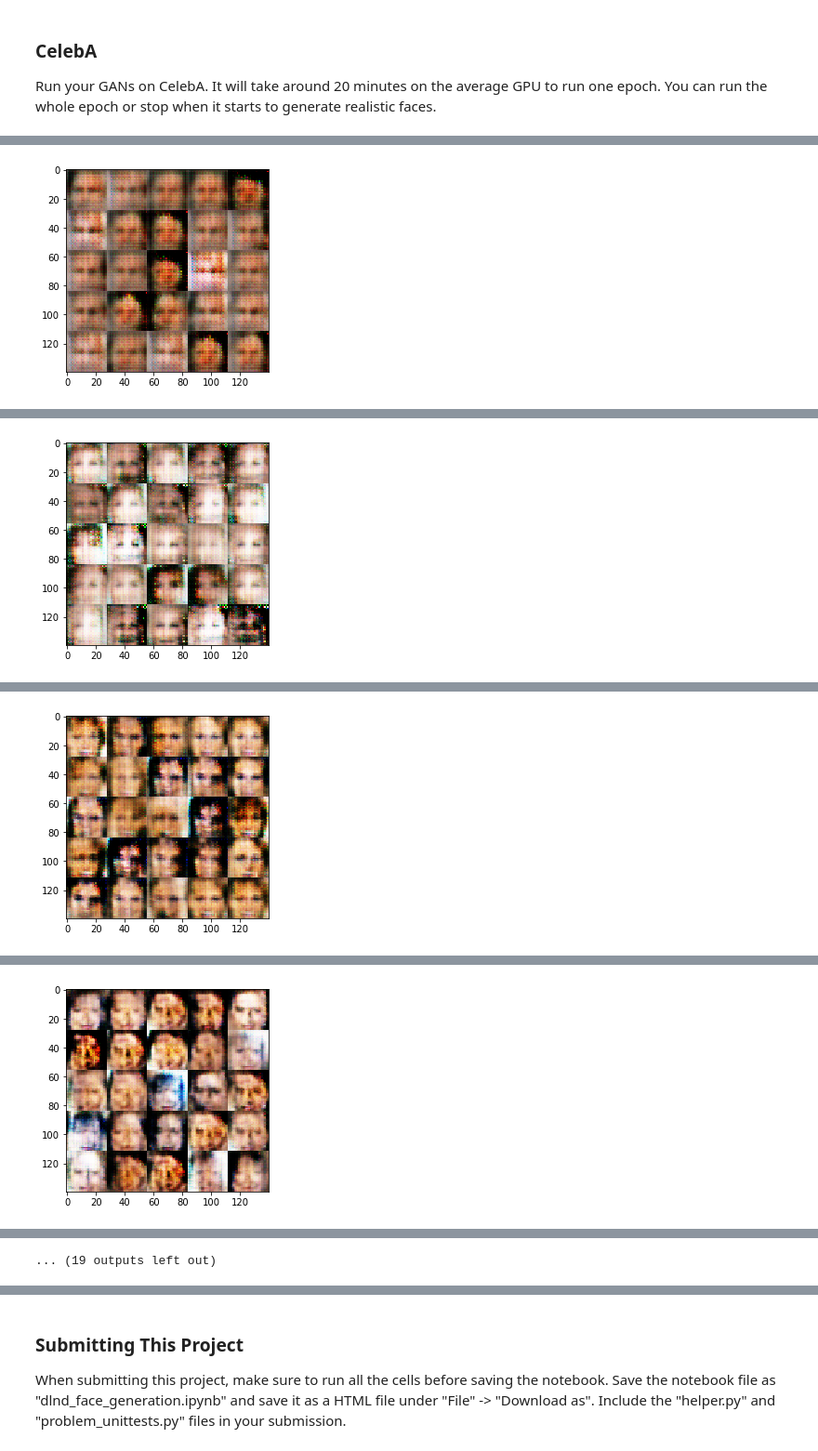
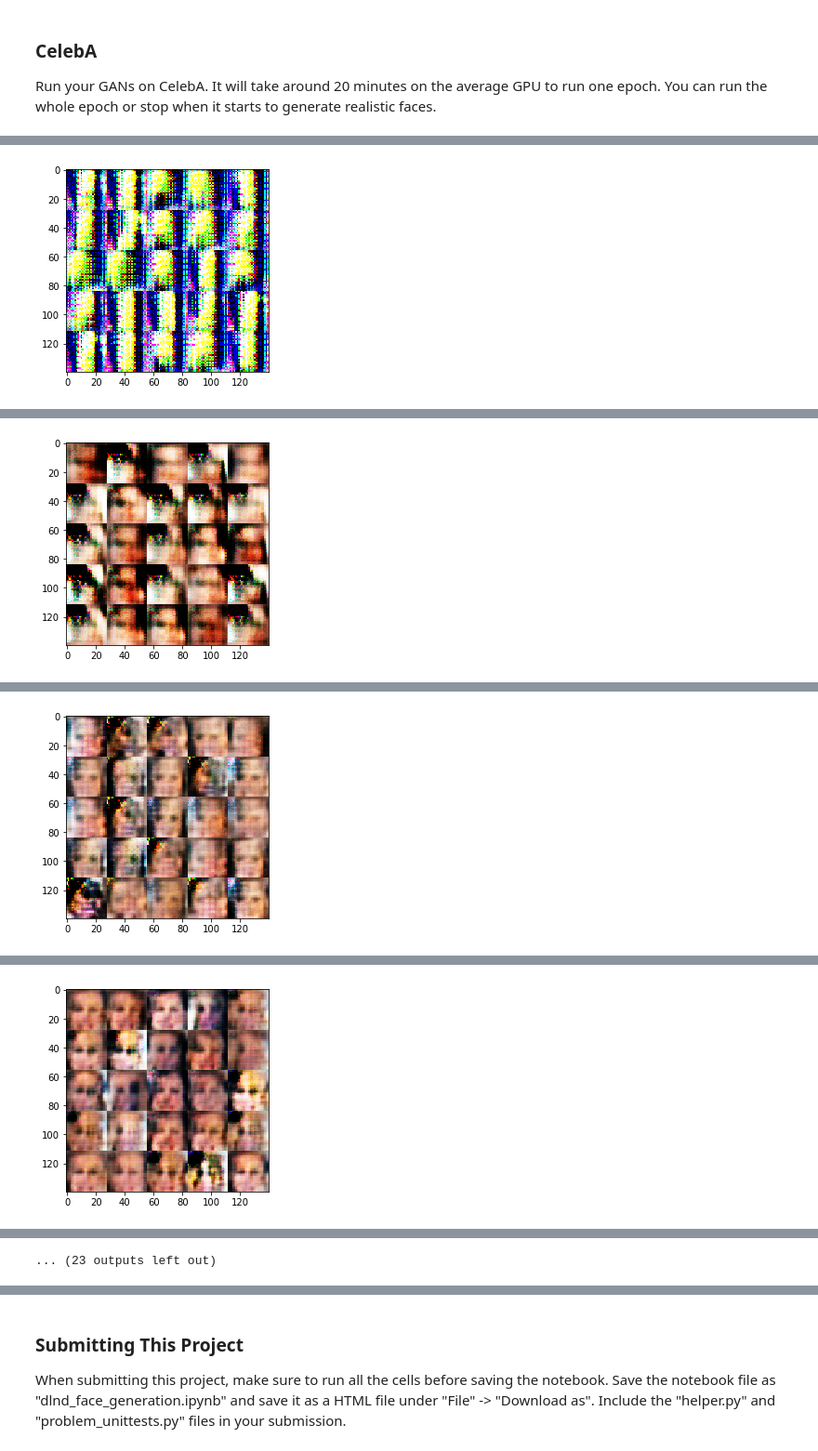
Before and after one commit to zhukunism/udacity, a Jupyter notebook: deep_learning_project_5/dlnd_face_generation.ipynb, the cells around one changed output, grey strips where cells are left out. Shown at 93% size. Drawn from its saved outputs; the diff is of its cells as text; code cells hidden in the pictures.

```diff
--- a/deep_learning_project_5/dlnd_face_generation.ipynb
+++ b/deep_learning_project_5/dlnd_face_generation.ipynb
@@ -170,7 +180,7 @@ Tests Passed
 ### Generator
 Implement `generator` to generate an image using `z`. This function should be able to reuse the variabes in the neural network.  Use [`tf.variable_scope`](https://www.tensorflow.org/api_docs/python/tf/variable_scope) with a scope name of "generator" to allow the variables to be reused. The function should return the generated 28 x 28 x `out_channel_dim` images.
 # %%
-def generator(z, out_channel_dim, is_train=True, alpha=0.2):
+def generator(z, out_channel_dim, is_train=True, keep_prob=None, alpha=0.2):
     """
     Create the generator network
     :param z: Input z
@@ -182,19 +192,28 @@ def generator(z, out_channel_dim, is_train=True, alpha=0.2):
     start_dim_size = 2
     kernel_size = 5
     stride_size = 2
+    depth_mult = 1
     with tf.variable_scope('generator', reuse=not is_train):
-        d1 = tf.layers.dense(z, start_dim_size * start_dim_size * 512)
-        d1 = tf.reshape(d1, (-1, start_dim_size, start_dim_size, 512))
+        d1 = tf.layers.dense(z, start_dim_size * start_dim_size * 512*depth_mult)
+        d1 = tf.reshape(d1, (-1, start_dim_size, start_dim_size, 512*depth_mult))
         bn1 = tf.layers.batch_normalization(d1, training=is_train)
         x1 = tf.maximum(alpha * bn1, bn1)
+        if keep_prob != None:
+            x1 = tf.nn.dropout(x1, keep_prob)
 
-        conv2 = tf.layers.conv2d_transpose(x1, 256, kernel_size, stride_size, 'valid')
+        conv2 = tf.layers.conv2d_transpose(x1, 256*depth_mult, kernel_size, stride_size, 'valid',
+                                kernel_initializer=tf.contrib.layers.xavier_initializer())
         bn2 = tf.layers.batch_normalization(conv2, training=is_train)
         x2 = tf.maximum(alpha * bn2, bn2)
+        if keep_prob != None:
+            x2 = tf.nn.dropout(x2, keep_prob)
 
-        conv3 = tf.layers.conv2d_transpose(x2, 128, kernel_size, stride_size, 'same')
+        conv3 = tf.layers.conv2d_transpose(x2, 128*depth_mult, kernel_size, stride_size, 'same',
+                                kernel_initializer=tf.contrib.layers.xavier_initializer())
         bn3 = tf.layers.batch_normalization(conv3, training=is_train)
         x3 = tf.maximum(alpha * bn3, bn3)
+        if keep_prob != None:
+            x3 = tf.nn.dropout(x3, keep_prob)
 
         logits = tf.layers.conv2d_transpose(x3, out_channel_dim, kernel_size, stride_size, 'same')
         out = tf.tanh(logits)
@@ -213,7 +232,7 @@ Implement `model_loss` to build the GANs for training and calculate the loss.  T
 - `discriminator(images, reuse=False)`
 - `generator(z, out_channel_dim, is_train=True)`
 # %%
-def model_loss(input_real, input_z, out_channel_dim):
+def model_loss(input_real, input_z, out_channel_dim, keep_prob=None):
     """
     Get the loss for the discriminator and generator
     :param input_real: Images from the real dataset
@@ -222,9 +241,9 @@ def model_loss(input_real, input_z, out_channel_dim):
     :return: A tuple of (discriminator loss, generator loss)
     """
     # TODO: Implement Function
-    g_model = generator(input_z, out_channel_dim)
-    d_model_real, d_logits_real = discriminator(input_real)
-    d_model_fake, d_logits_fake = discriminator(g_model, reuse=True)
+    g_model = generator(input_z, out_channel_dim, keep_prob=keep_prob)
+    d_model_real, d_logits_real = discriminator(input_real, keep_prob=keep_prob)
+    d_model_fake, d_logits_fake = discriminator(g_model, keep_prob=keep_prob, reuse=True)
 
     d_loss_real = tf.reduce_mean(tf.nn.sigmoid_cross_entropy_with_logits(
         logits=d_logits_real, labels=tf.ones_like(d_model_real)))
@@ -330,6 +349,7 @@ def train(epoch_count, batch_size, z_dim, learn_rate, beta1, get_batches, data_s
     """
     # TODO: Build Model
     input_real, input_z, learning_rate = model_inputs(data_shape[1], data_shape[2], data_shape[3], z_dim)
+    keep_prob = tf.placeholder(tf.float32, name='keep_prob')
     d_loss, g_loss = model_loss(input_real, input_z, data_shape[3])
     d_train_opt, g_train_opt = model_opt(d_loss, g_loss, learning_rate, beta1)
 
@@ -338,6 +358,7 @@ def train(epoch_count, batch_size, z_dim, learn_rate, beta1, get_batches, data_s
     print_every = 50
     show_every = 200
     losses = []
+    keep_prob_value = 0.5
 
     with tf.Session() as sess:
         sess.run(tf.global_variables_initializer())
@@ -350,9 +371,13 @@ def train(epoch_count, batch_size, z_dim, learn_rate, beta1, get_batches, data_s
                 steps += 1
 
                 _ = sess.run(d_train_opt, feed_dict={
-                        input_real: batch_images, input_z: batch_z, learning_rate: learn_rate})
+                    input_real: batch_images, input_z: batch_z, learning_rate: learn_rate,
+                    keep_prob: keep_prob_value
+                })
                 _ = sess.run(g_train_opt, feed_dict={
-                        input_z: batch_z, learning_rate: learn_rate})
+                    input_z: batch_z, learning_rate: learn_rate,
+                    keep_prob: keep_prob_value
+                })
 
                 if steps % print_every == 0:
                     train_loss_d = d_loss.eval({input_z: batch_z, input_real: batch_images})
@@ -435,17 +460,17 @@ Run your GANs on CelebA.  It will take around 20 minutes on the average GPU to r
 # %%
 batch_size = 64
 z_dim = 100
-learning_rate = 0.002
+learning_rate = 0.008
 beta1 = 0.5
 
 
 """
 DON'T MODIFY ANYTHING IN THIS CELL THAT IS BELOW THIS LINE
 """
-epochs = 1
+epochs = 2
 
 celeba_dataset = helper.Dataset('celeba', glob(os.path.join(data_dir, 'img_align_celeba/*.jpg')))
 with tf.Graph().as_default():
     losses = train(epochs, batch_size, z_dim, learning_rate, beta1, celeba_dataset.get_batches,
-          celeba_dataset.shape, celeba_dataset.image_mode)
+          celeba_dataset.shape, celeba_dataset.image_mode, alpha=0.1)
 # %% [output]
@@ -456 +481 @@ Epoch 1/1... Discriminator Loss: 1.1470... Generator Loss: 0.6154
-[figure, old version]
+[figure, new version]
@@ -461 +486 @@ Epoch 1/1... Discriminator Loss: 0.9599... Generator Loss: 1.2944
-[figure, old version]
+[figure, new version]
@@ -466 +491 @@ Epoch 1/1... Discriminator Loss: 1.3975... Generator Loss: 2.1214
-[figure, old version]
+[figure, new version]
@@ -471 +496 @@ Epoch 1/1... Discriminator Loss: 1.4484... Generator Loss: 3.3130
-[figure, old version]
+[figure, new version]
@@ -482,4 +507,4 @@ Epoch 1/1... Discriminator Loss: 0.8088... Generator Loss: 1.5537
-... (19 outputs left out)
+... (23 outputs left out)
 # %%
 fig, ax = plt.subplots()
 losses = np.array(losses)
```
Also changed, not shown: parts of 6 cells of this notebook, 1 other file.
